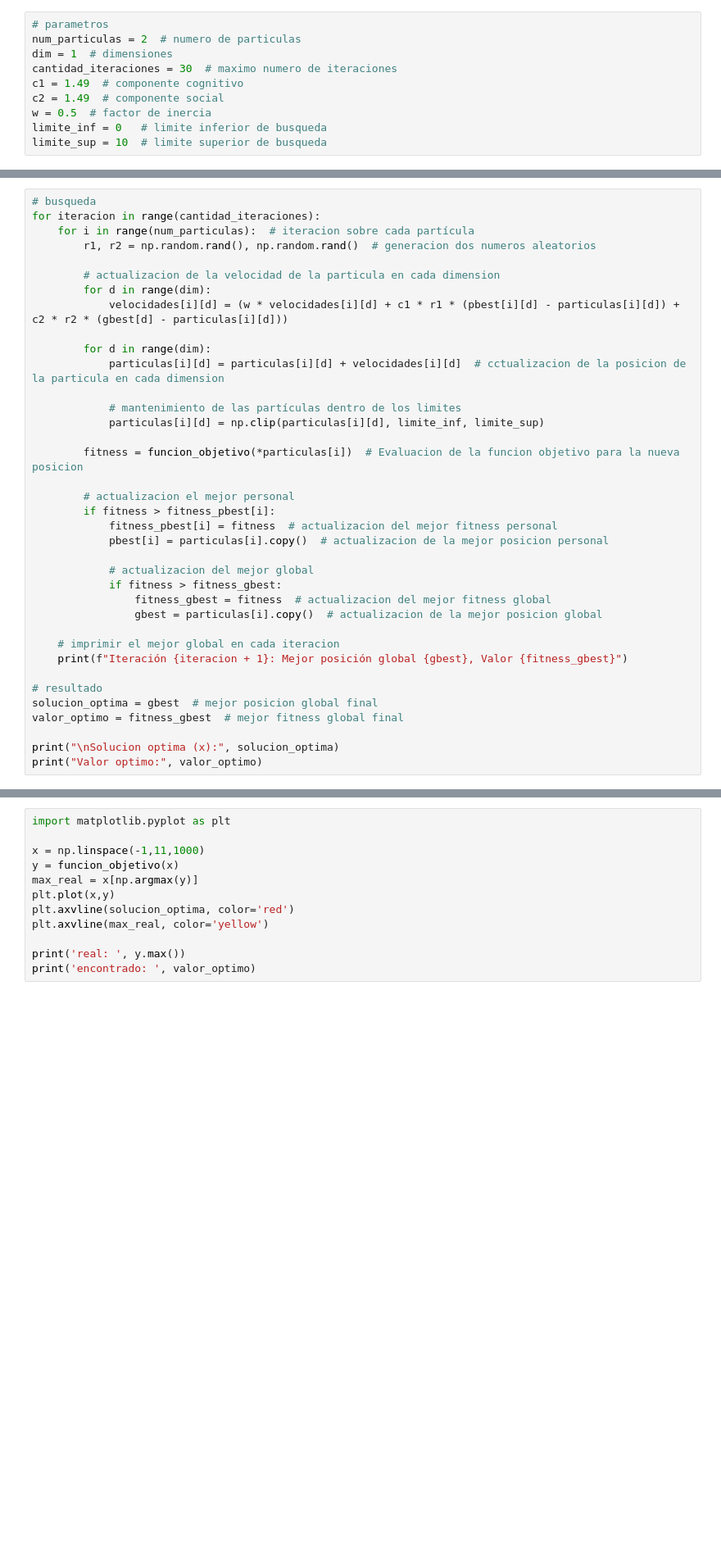
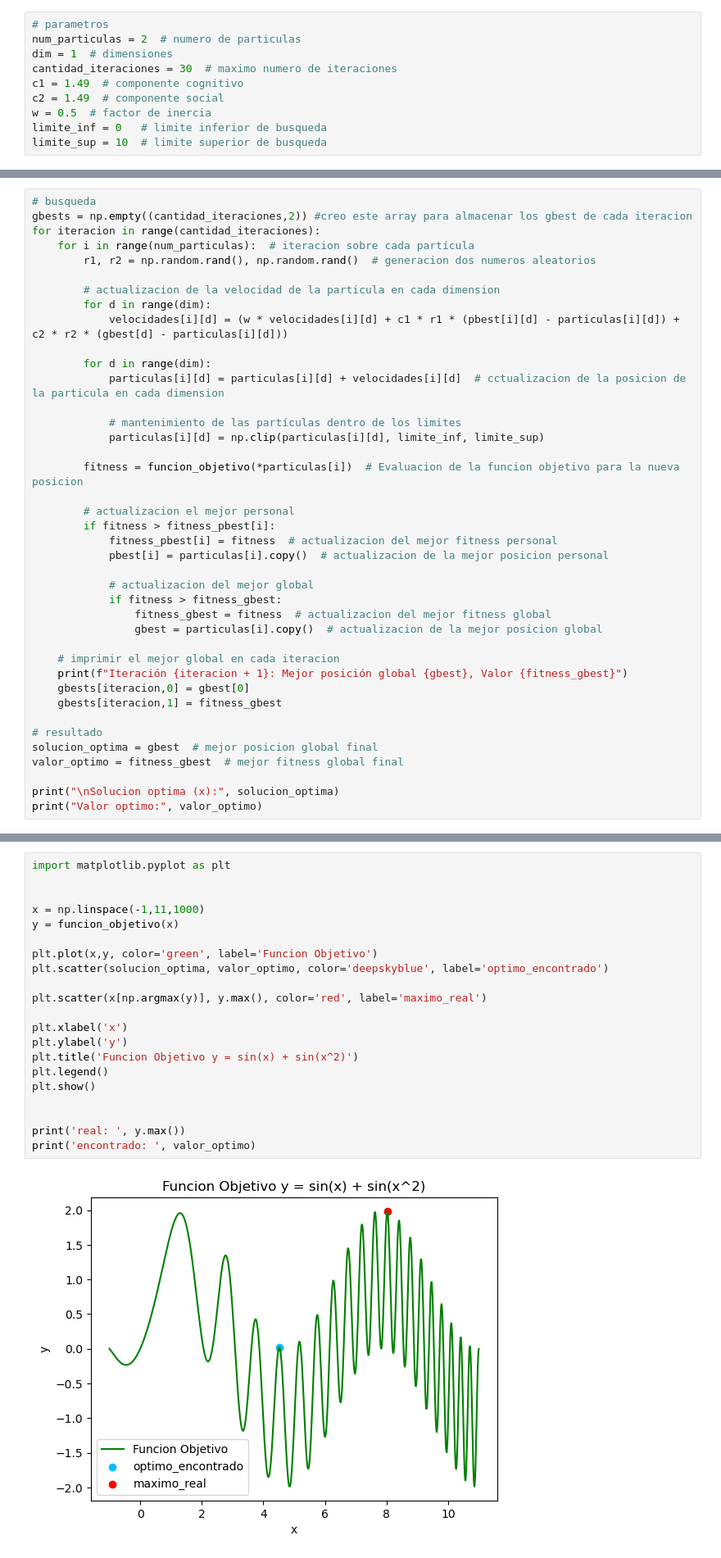
Before and after one commit to juanpsch/AEIV, a Jupyter notebook: TP2/TP2_1.ipynb, the cells around one changed output, grey strips where cells are left out. Shown at 82% size. Saved outputs shown, nothing was run; the diff lists cells and outputs as text; blank space fills up the shorter version.

```diff
--- a/TP2/TP2_1.ipynb
+++ b/TP2/TP2_1.ipynb
@@ -35,6 +35,7 @@ gbest = pbest[np.argmin(fitness_pbest)]  # mejor posicion global inicial
 fitness_gbest = np.min(fitness_pbest)  # fitness global inicial
 # %%
 # busqueda
+gbests = np.empty((cantidad_iteraciones,2)) #creo este array para almacenar los gbest de cada iteracion
 for iteracion in range(cantidad_iteraciones):
     for i in range(num_particulas):  # iteracion sobre cada partícula
         r1, r2 = np.random.rand(), np.random.rand()  # generacion dos numeros aleatorios
@@ -63,6 +64,8 @@ for iteracion in range(cantidad_iteraciones):
 
     # imprimir el mejor global en cada iteracion
     print(f"Iteración {iteracion + 1}: Mejor posición global {gbest}, Valor {fitness_gbest}")
+    gbests[iteracion,0] = gbest[0]
+    gbests[iteracion,1] = fitness_gbest
 
 # resultado
 solucion_optima = gbest  # mejor posicion global final
@@ -91,14 +94,24 @@ Valor optimo: 1.6074678380253768
 # %%
 import matplotlib.pyplot as plt
 
+
 x = np.linspace(-1,11,1000)
 y = funcion_objetivo(x)
-max_real = x[np.argmax(y)]
-plt.plot(x,y)
-plt.axvline(solucion_optima, color='red')
-plt.axvline(max_real, color='yellow')
+
+plt.plot(x,y, color='green', label='Funcion Objetivo')
+plt.scatter(solucion_optima, valor_optimo, color='deepskyblue', label='optimo_encontrado')
+
+plt.scatter(x[np.argmax(y)], y.max(), color='red', label='maximo_real')
+
+plt.xlabel('x')
+plt.ylabel('y')
+plt.title('Funcion Objetivo y = sin(x) + sin(x^2)')
+plt.legend()
+plt.show()
+
 
 print('real: ', y.max())
 print('encontrado: ', valor_optimo)
 # %% [output]
+[figure, new version]
 real:  1.9839126084362302
```
Also changed, not shown: parts of 3 cells of this notebook, 2 other files.
